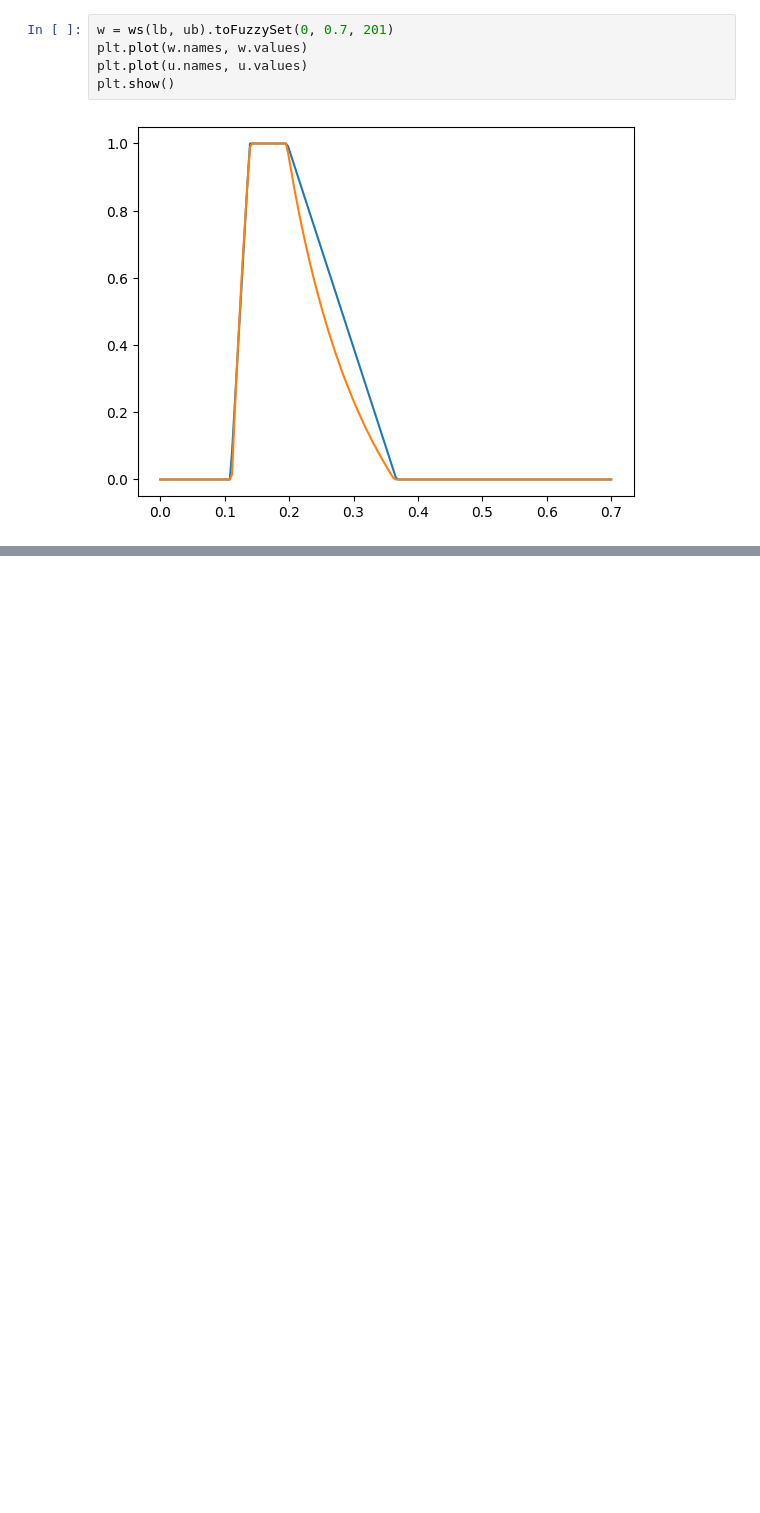
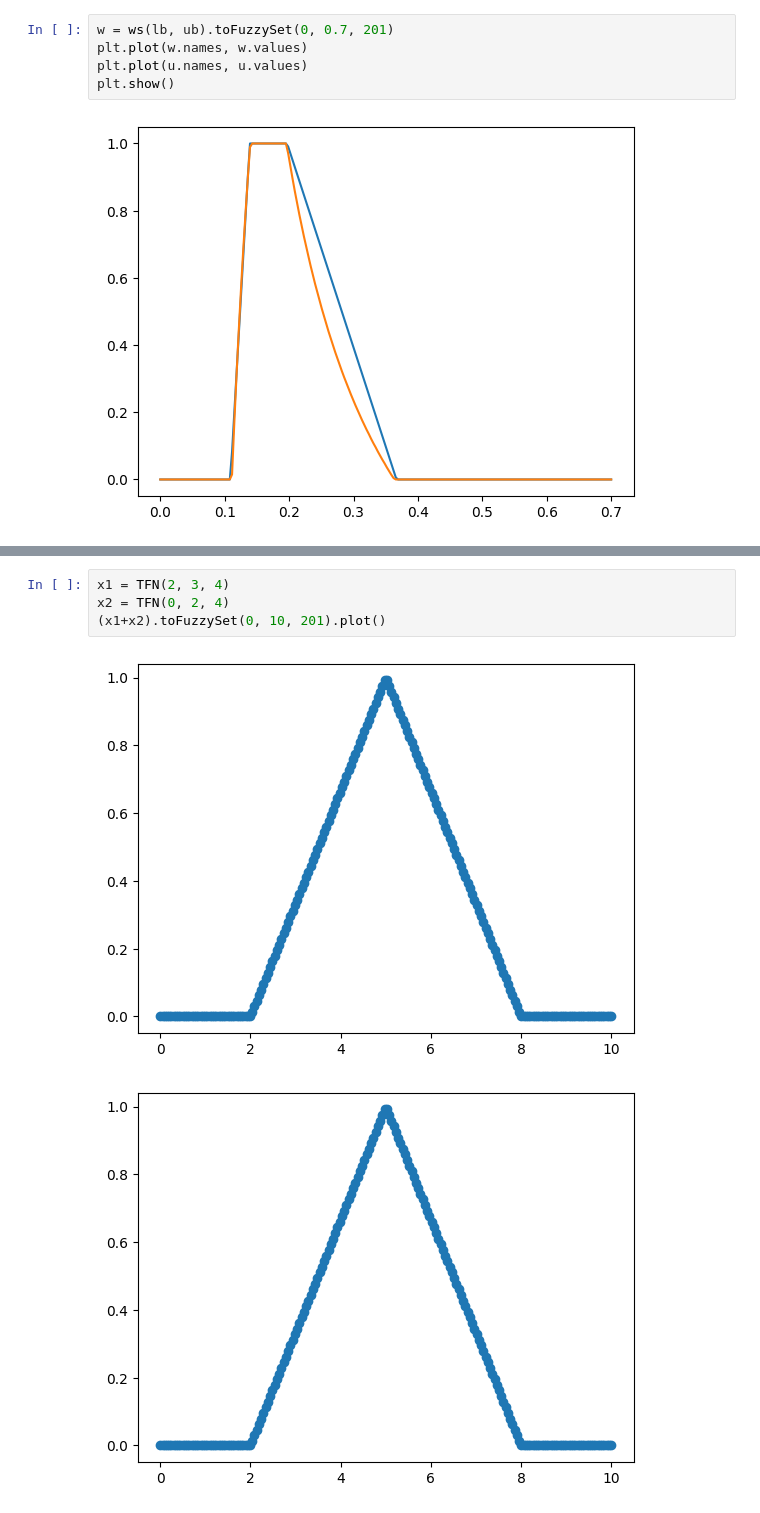
Before and after one commit to adityapathak343/bits-fuzzy-module, a Jupyter notebook: fuzzytest.ipynb, the cells around one changed output, grey strips where cells are left out. Drawn from its saved outputs; the diff is of its cells as text; blank space fills up the shorter version.

```diff
--- a/fuzzytest.ipynb
+++ b/fuzzytest.ipynb
@@ -68,0 +82,7 @@ plt.show()
+# %%
+x1 = TFN(2, 3, 4)
+x2 = TFN(0, 2, 4)
+(x1+x2).toFuzzySet(0, 10, 201).plot()
+# %% [output]
+[figure, added]
+[figure, added]
```
Also changed, not shown: parts of 1 cell of this notebook, 4 other files.
